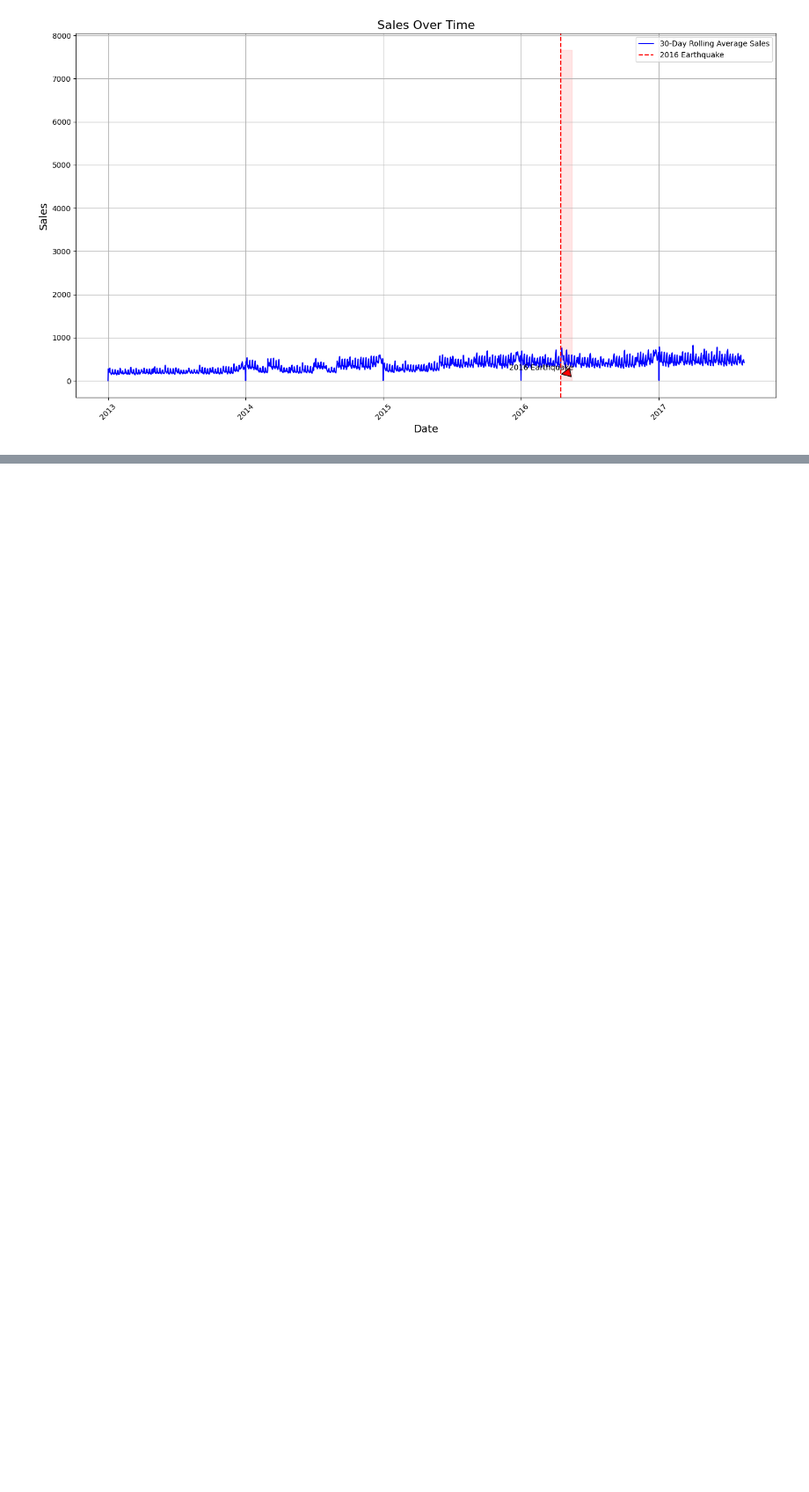
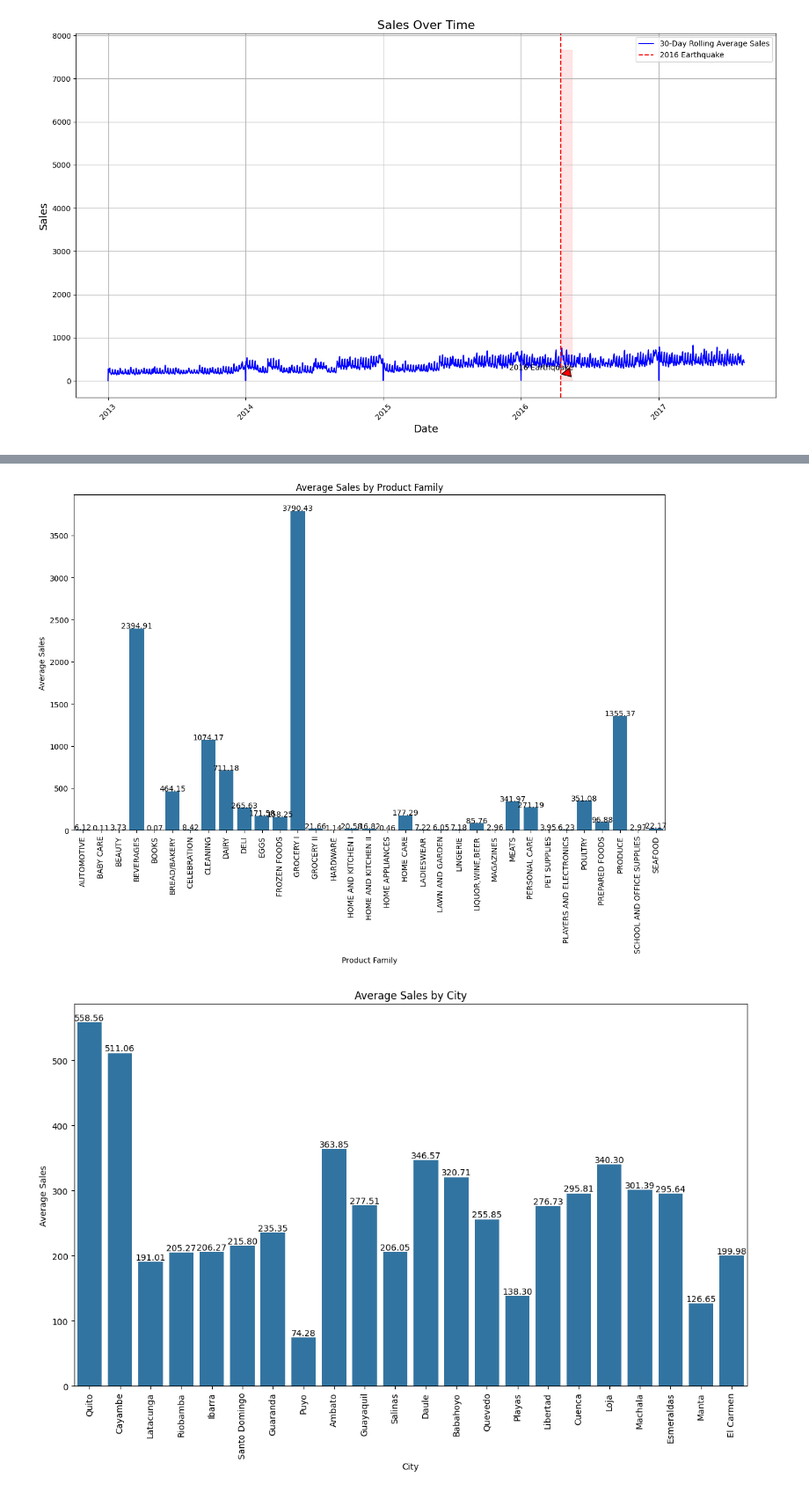
Before and after one commit to MillicentAgyir/LP3--Time-Series-Analysis, a Jupyter notebook: Notebooks/main-1.ipynb, the cells around one changed output, grey strips where cells are left out. Shown at 88% size. Drawn from its saved outputs; the diff is of its cells as text; code cells hidden in the pictures; blank space fills up the shorter version.

```diff
--- a/Notebooks/main-1.ipynb
+++ b/Notebooks/main-1.ipynb
@@ -319,0 +352,39 @@ plt.show()
+# %%
+# Sales by product family
+plt.figure(figsize=(14, 8))
+ax = sns.barplot(x='family', y='sales', data=train_data, estimator=np.mean, ci=None)
+plt.title('Average Sales by Product Family')
+plt.xticks(rotation=90)
+plt.xlabel('Product Family')
+plt.ylabel('Average Sales')
+
+# Add data labels
+for p in ax.patches:
+    height = p.get_height()
+    ax.text(x=p.get_x() + p.get_width() / 2,
+            y=height + 3,
+            s=f'{height:.2f}',
+            ha='center')
+
+plt.show()
+
+# Sales by city
+plt.figure(figsize=(14, 8))
+ax = sns.barplot(x='city', y='sales', data=train_data, estimator=np.mean, ci=None)
+plt.title('Average Sales by City')
+plt.xticks(rotation=90)
+plt.xlabel('City')
+plt.ylabel('Average Sales')
+
+# Add data labels
+for p in ax.patches:
+    height = p.get_height()
+    ax.text(x=p.get_x() + p.get_width() / 2,
+            y=height + 3,
+            s=f'{height:.2f}',
+            ha='center')
+
+plt.show()
+# %% [output]
+[figure, added]
+[figure, added]
```
Also changed, not shown: parts of 5 cells of this notebook.
